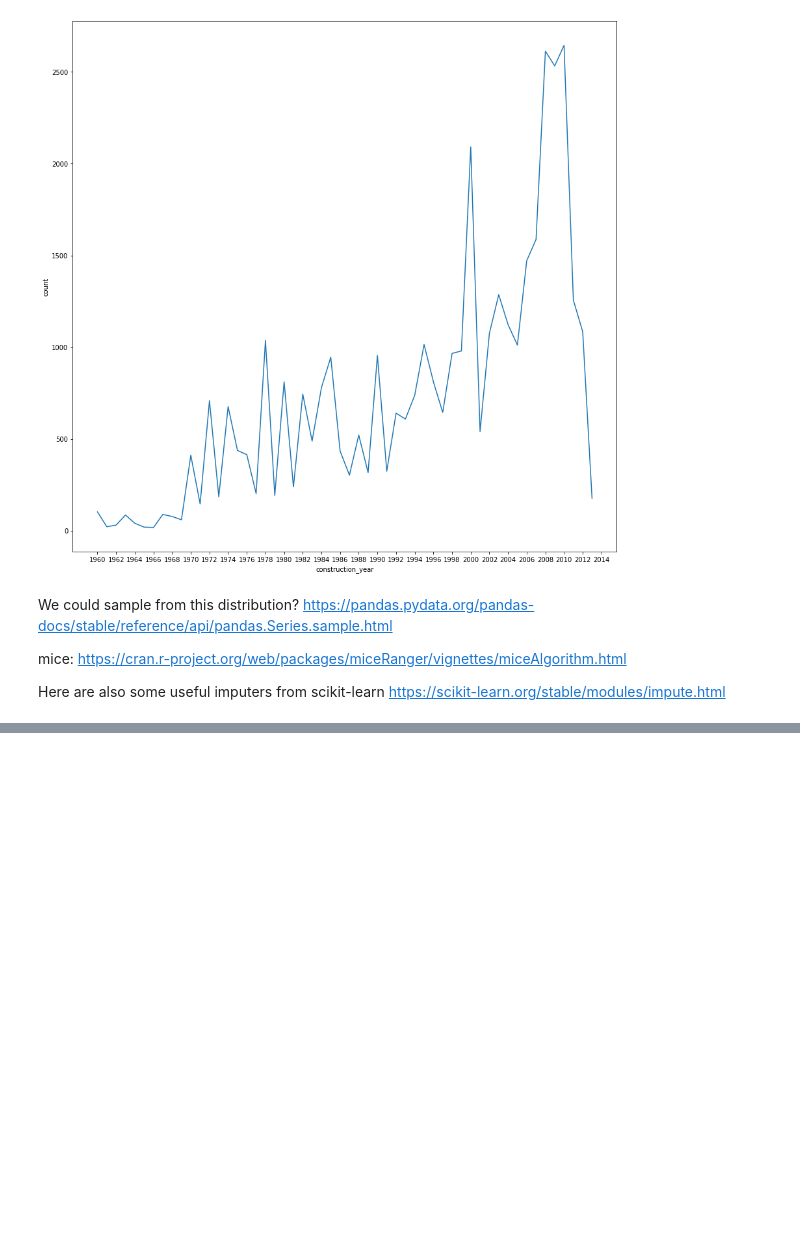
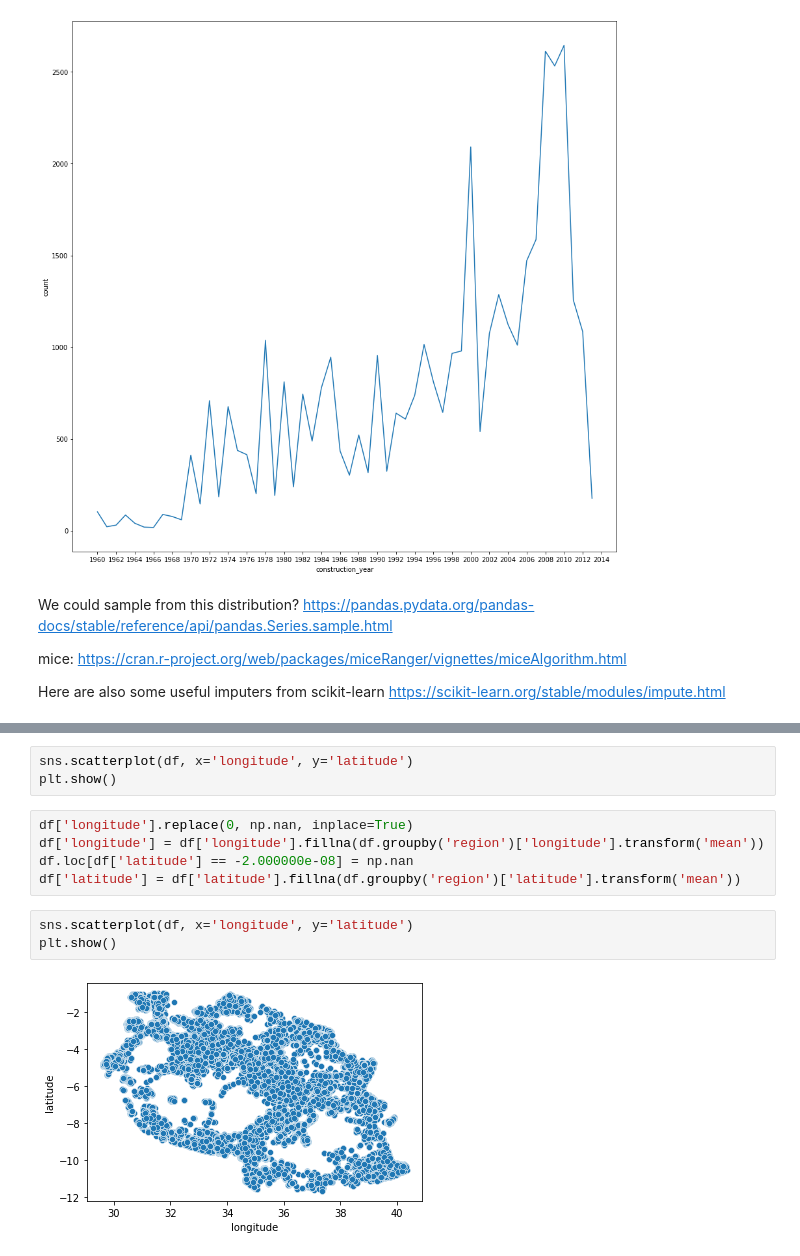
Before and after one commit to JasonErwin/dma-project, a Jupyter notebook: testing-notebooks/EDA.ipynb, the cells around one changed output, grey strips where cells are left out. Drawn from its saved outputs; the diff is of its cells as text; blank space fills up the shorter version.

```diff
--- a/testing-notebooks/EDA.ipynb
+++ b/testing-notebooks/EDA.ipynb
@@ -177,0 +187,13 @@ Here are also some useful imputers from scikit-learn https://scikit-learn.org/st
+# %%
+sns.scatterplot(df, x='longitude', y='latitude')
+plt.show()
+# %%
+df['longitude'].replace(0, np.nan, inplace=True)
+df['longitude'] = df['longitude'].fillna(df.groupby('region')['longitude'].transform('mean'))
+df.loc[df['latitude'] == -2.000000e-08] = np.nan
+df['latitude'] = df['latitude'].fillna(df.groupby('region')['latitude'].transform('mean'))
+# %%
+sns.scatterplot(df, x='longitude', y='latitude')
+plt.show()
+# %% [output]
+[figure, added]
```
Also changed, not shown: parts of 9 cells of this notebook, 1 other file.
